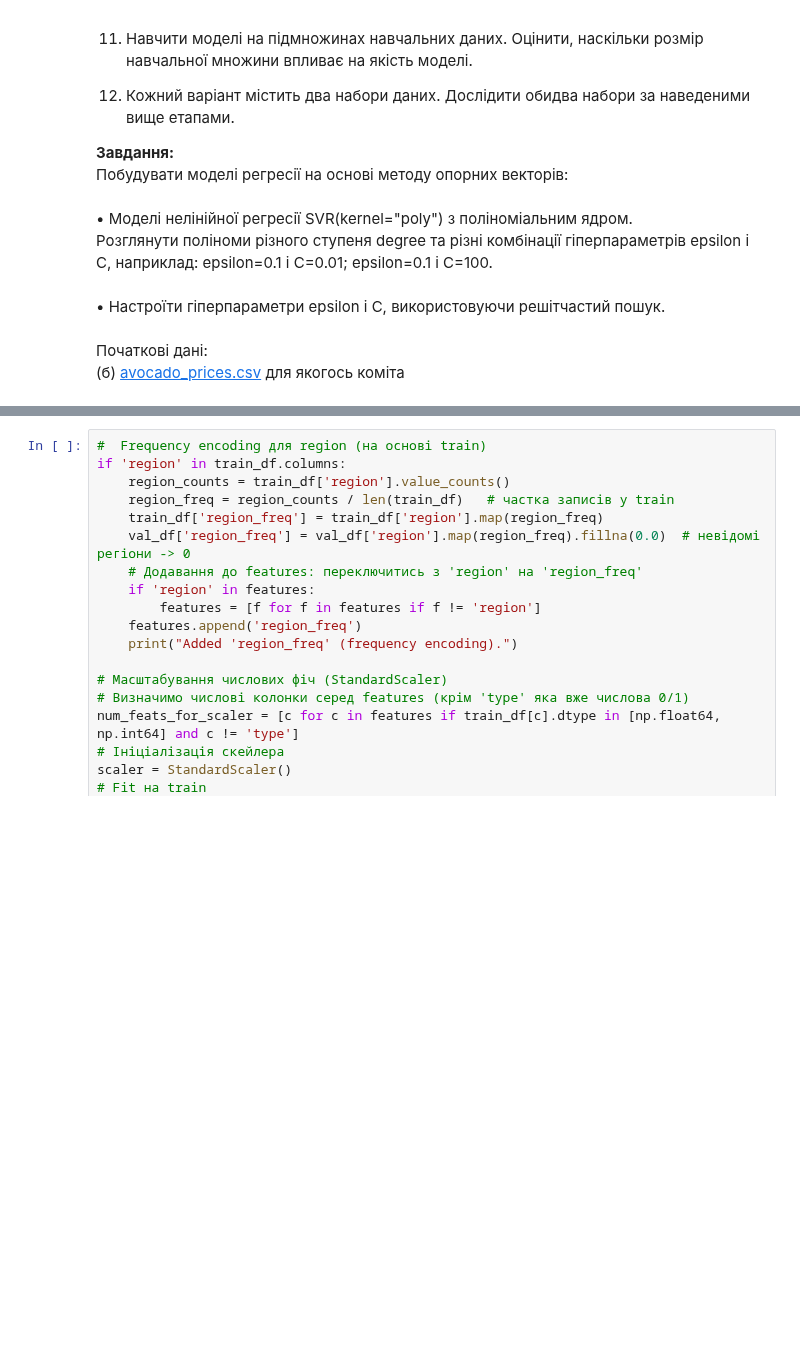
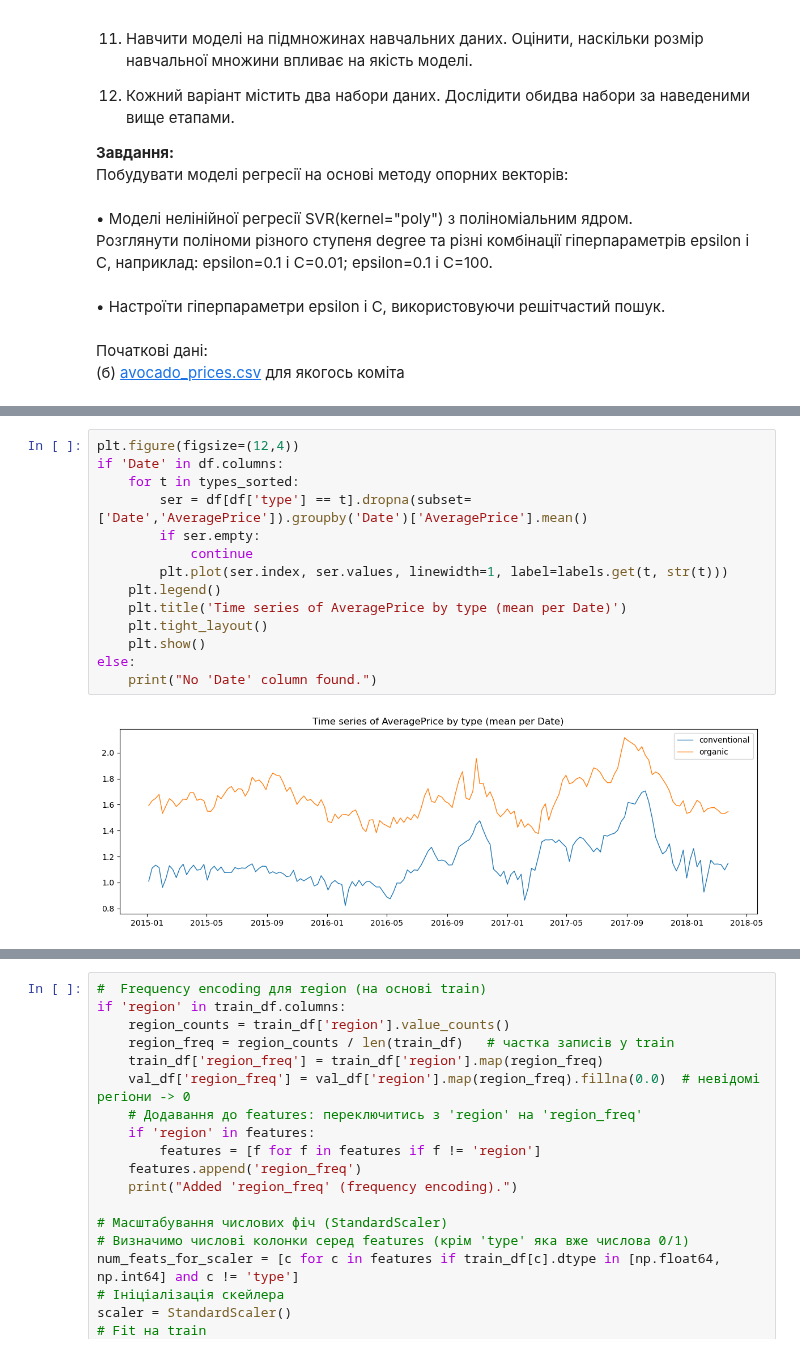
Before and after one commit to Max0Past/Data_Analysis, a Jupyter notebook: lab_2/avocado_prices_code.ipynb, the cells around one changed output, grey strips where cells are left out. Cells and saved outputs as stored; diff of their text form; blank space fills up the shorter version.

```diff
--- a/lab_2/avocado_prices_code.ipynb
+++ b/lab_2/avocado_prices_code.ipynb
@@ -388,0 +319,16 @@ plt.show()
+# %%
+plt.figure(figsize=(12,4))
+if 'Date' in df.columns:
+    for t in types_sorted:
+        ser = df[df['type'] == t].dropna(subset=['Date','AveragePrice']).groupby('Date')['AveragePrice'].mean()
+        if ser.empty:
+            continue
+        plt.plot(ser.index, ser.values, linewidth=1, label=labels.get(t, str(t)))
+    plt.legend()
+    plt.title('Time series of AveragePrice by type (mean per Date)')
+    plt.tight_layout()
+    plt.show()
+else:
+    print("No 'Date' column found.")
+# %% [output]
+[figure, added]
```
Also changed, not shown: parts of 17 cells of this notebook, 1 other file.
